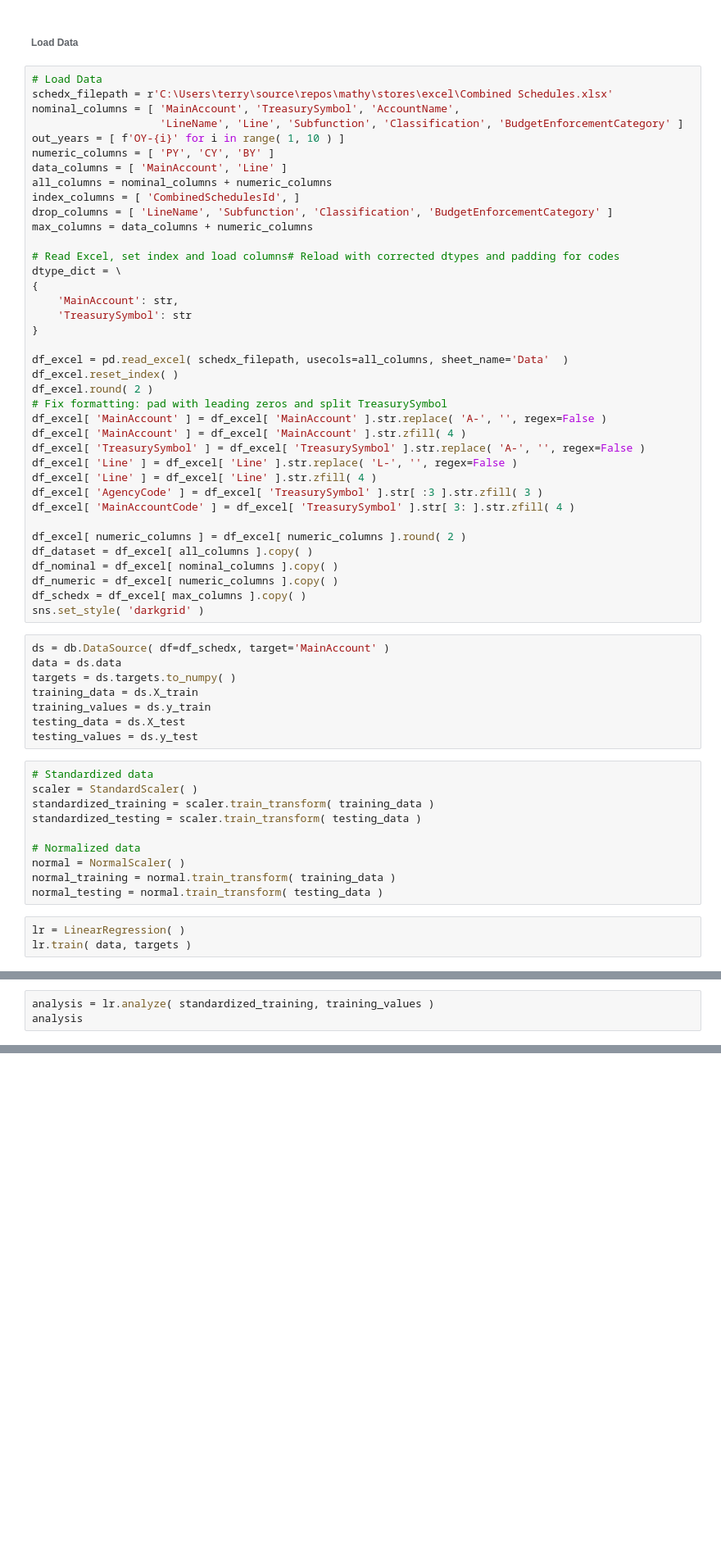
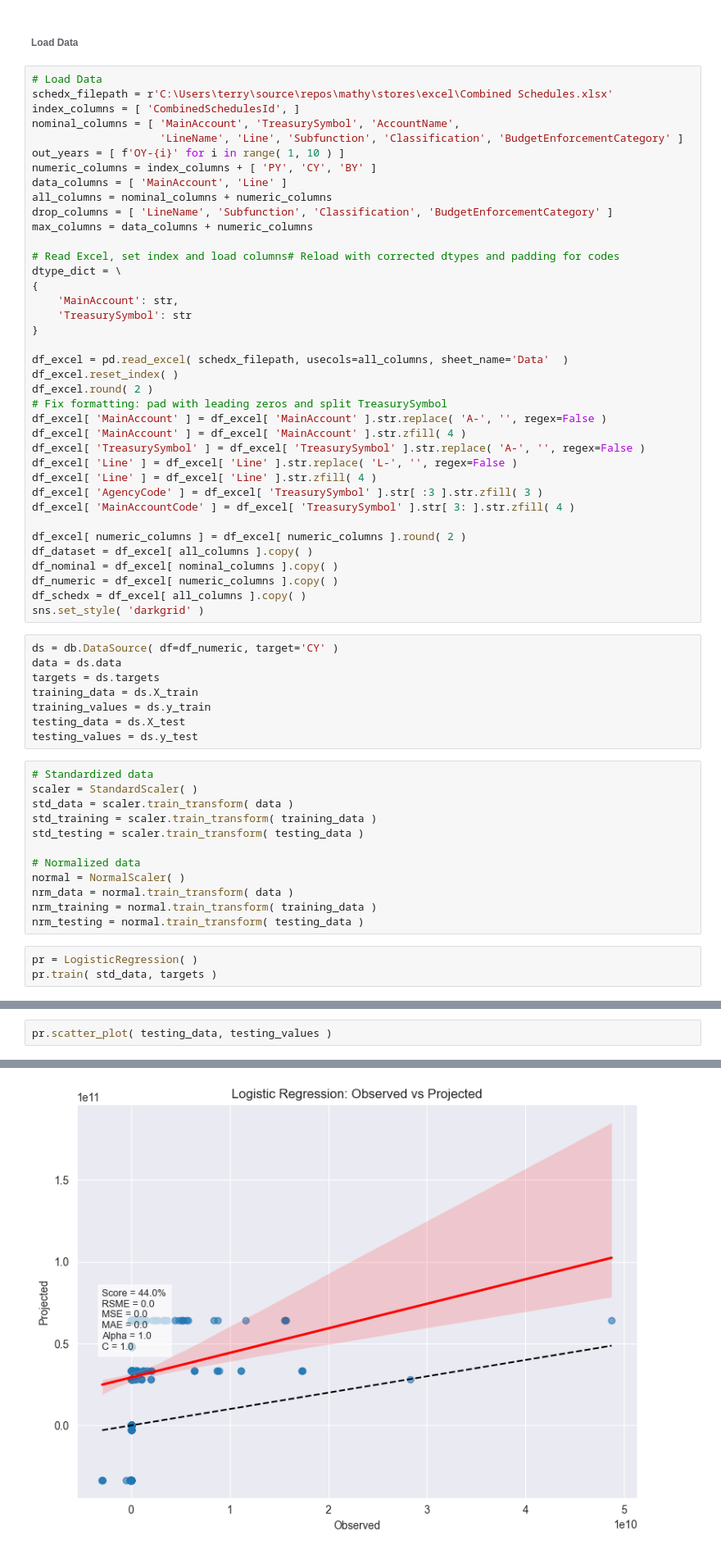
Before and after one commit to is-leeroy-jenkins/Mathy, a Jupyter notebook: ipynb/board.ipynb, the cells around one changed output, grey strips where cells are left out. Shown at 82% size. Drawn from its saved outputs; the diff is of its cells as text; blank space fills up the shorter version.

```diff
--- a/ipynb/board.ipynb
+++ b/ipynb/board.ipynb
@@ -24,13 +22,13 @@ warnings.filterwarnings( 'ignore' )
 # %%
 # Load Data
 schedx_filepath = r'C:\Users\terry\source\repos\mathy\stores\excel\Combined Schedules.xlsx'
+index_columns = [ 'CombinedSchedulesId', ]
 nominal_columns = [ 'MainAccount', 'TreasurySymbol', 'AccountName',
 					'LineName', 'Line', 'Subfunction', 'Classification', 'BudgetEnforcementCategory' ]
 out_years = [ f'OY-{i}' for i in range( 1, 10 ) ]
-numeric_columns = [ 'PY', 'CY', 'BY' ]
+numeric_columns = index_columns + [ 'PY', 'CY', 'BY' ]
 data_columns = [ 'MainAccount', 'Line' ]
 all_columns = nominal_columns + numeric_columns
-index_columns = [ 'CombinedSchedulesId', ]
 drop_columns = [ 'LineName', 'Subfunction', 'Classification', 'BudgetEnforcementCategory' ]
 max_columns = data_columns + numeric_columns
 
@@ -57,12 +55,12 @@ df_excel[ numeric_columns ] = df_excel[ numeric_columns ].round( 2 )
 df_dataset = df_excel[ all_columns ].copy( )
 df_nominal = df_excel[ nominal_columns ].copy( )
 df_numeric = df_excel[ numeric_columns ].copy( )
-df_schedx = df_excel[ max_columns ].copy( )
+df_schedx = df_excel[ all_columns ].copy( )
 sns.set_style( 'darkgrid' )
 # %%
-ds = db.DataSource( df=df_schedx, target='MainAccount' )
+ds = db.DataSource( df=df_numeric, target='CY' )
 data = ds.data
-targets = ds.targets.to_numpy( )
+targets = ds.targets
 training_data = ds.X_train
 training_values = ds.y_train
 testing_data = ds.X_test
@@ -70,14 +68,16 @@ testing_values = ds.y_test
 # %%
 # Standardized data
 scaler = StandardScaler( )
-standardized_training = scaler.train_transform( training_data )
-standardized_testing = scaler.train_transform( testing_data )
+std_data = scaler.train_transform( data )
+std_training = scaler.train_transform( training_data )
+std_testing = scaler.train_transform( testing_data )
 
 # Normalized data
 normal = NormalScaler( )
-normal_training = normal.train_transform( training_data )
-normal_testing = normal.train_transform( testing_data )
+nrm_data = normal.train_transform( data )
+nrm_training = normal.train_transform( training_data )
+nrm_testing = normal.train_transform( testing_data )
 # %%
-lr = LinearRegression( )
-lr.train( data, targets )
+pr = LogisticRegression( )
+pr.train( std_data, targets )
 # %% [output]
@@ -106,4 +114,3 @@ analysis
 # %%
-analysis = lr.analyze( standardized_training, training_values )
-analysis
+pr.scatter_plot( testing_data, testing_values )
 # %% [output]
@@ -113,0 +117 @@ analysis
+[figure, added]
```
Also changed, not shown: parts of 7 cells of this notebook, 2 other files.
